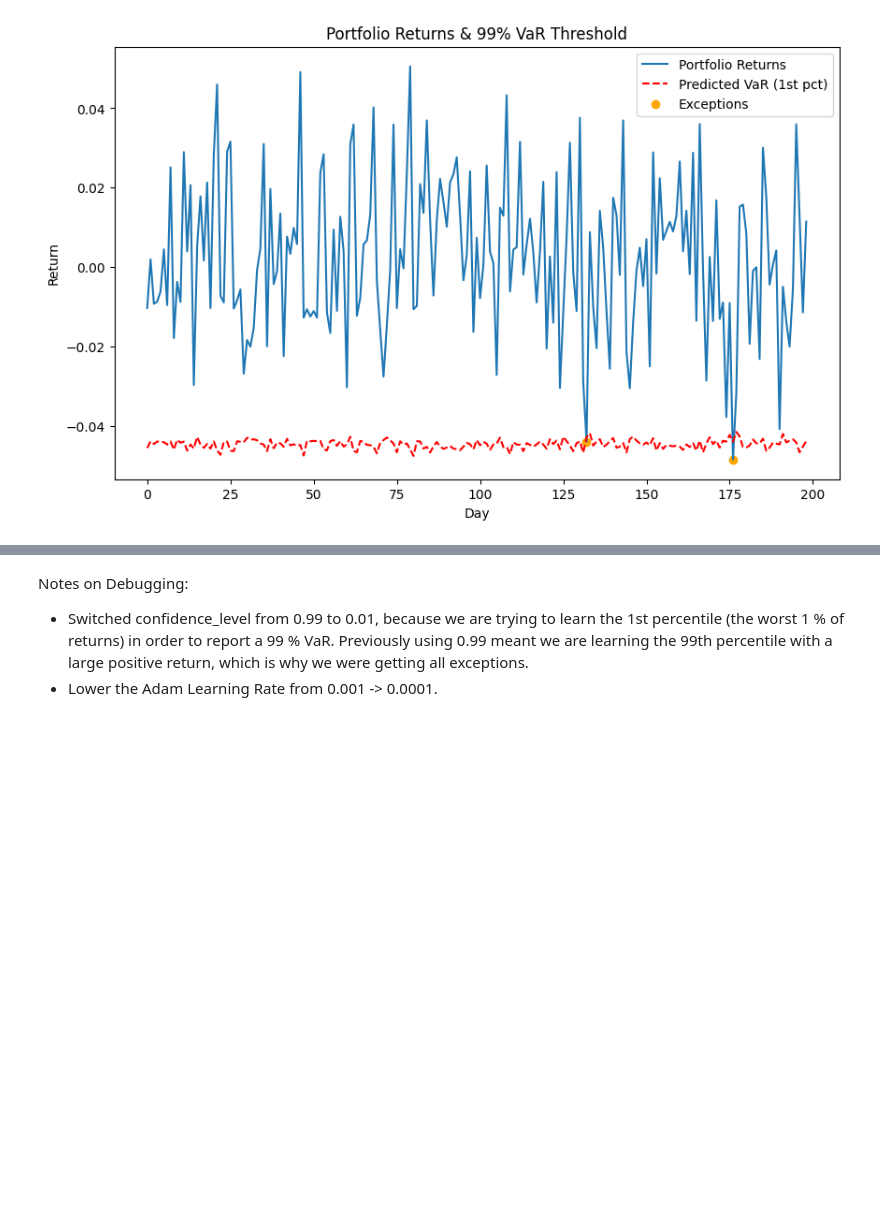
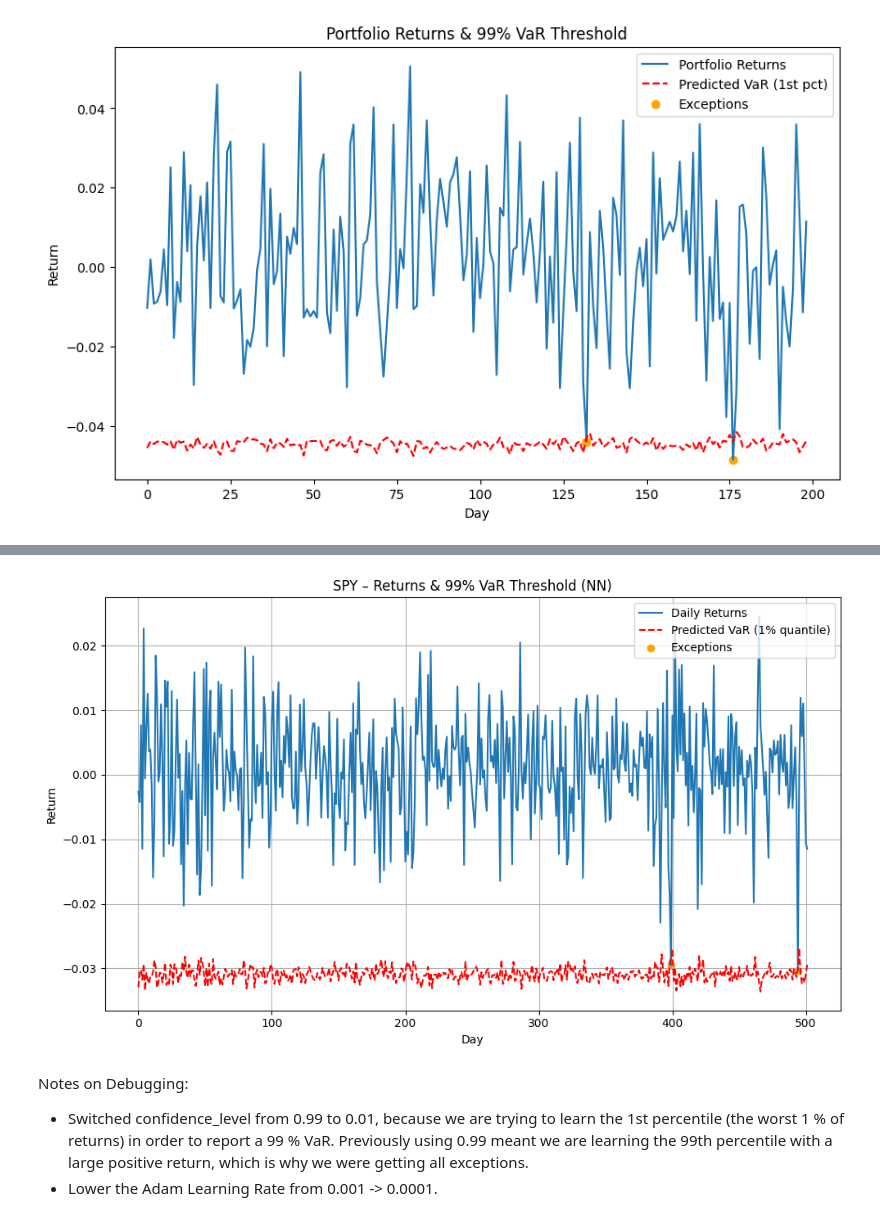
Before and after one commit to KadenC2026/2024-2025-Summer-Research, a Jupyter notebook: NeuralNetworkVaR.ipynb, the cells around one changed output, grey strips where cells are left out. Saved outputs shown, nothing was run; the diff lists cells and outputs as text; code cells hidden in the pictures; blank space fills up the shorter version.

```diff
--- a/NeuralNetworkVaR.ipynb
+++ b/NeuralNetworkVaR.ipynb
@@ -119,3 +109,100 @@ Epoch 49/50, Loss: 0.000503
 Epoch 50/50, Loss: 0.000503
 Number of Exceptions: 2
 [figure]
+# %%
+import yfinance as yf
+import torch
+import torch.nn as nn
+import torch.optim as optim
+import numpy as np
+import matplotlib.pyplot as plt
+ticker = "SPY"
+start_date = "2015-01-01"
+end_date   = "2024-12-31"
+
+print(f"Downloading {ticker} data...")
+data = yf.download(ticker, start=start_date, end=end_date)
+
+if data.empty:
+    raise ValueError("No data returned. Check ticker/date range.")
+
+# use Adj Close if available
+price_series = data['Adj Close'] if 'Adj Close' in data.columns else data['Close']
+
+# compute daily log returns
+returns = np.log(price_series / price_series.shift(1)).dropna().values
+print(f"Total daily returns: {len(returns)}")
+
+# train/test split
+train_size = int(0.8 * len(returns))
+train_returns = returns[:train_size]
+test_returns  = returns[train_size:]
+
+# single-lag feature
+X_train = torch.tensor(train_returns[:-1], dtype=torch.float32).unsqueeze(1)
+y_train = torch.tensor(train_returns[1:],  dtype=torch.float32).unsqueeze(1)
+X_test  = torch.tensor(test_returns[:-1],  dtype=torch.float32).unsqueeze(1)
+y_test  = torch.tensor(test_returns[1:],   dtype=torch.float32).unsqueeze(1)
+
+
+class QuantileNN(nn.Module):
+    def __init__(self):
+        super().__init__()
+        self.fc1  = nn.Linear(1, 64)
+        self.fc2  = nn.Linear(64, 32)
+        self.fc3  = nn.Linear(32, 1)
+        self.relu = nn.ReLU()
+
+    def forward(self, x):
+        x = self.relu(self.fc1(x))
+        x = self.relu(self.fc2(x))
+        return self.fc3(x)
+
+def quantile_loss(y_pred, y_true, quantile):
+    error = y_true - y_pred
+    return torch.mean(torch.max(quantile * error, (quantile - 1) * error))
+
+# quantile for 1% tail (99% VaR)
+tau = 0.01
+
+model = QuantileNN()
+
+optimizer = optim.Adam(model.parameters(), lr=0.0001)
+
+
+epochs = 50
+for ep in range(1, epochs+1):
+    model.train()
+    optimizer.zero_grad()
+    y_pred = model(X_train)
+    loss   = quantile_loss(y_pred, y_train, tau)
+    loss.backward()
+    optimizer.step()
+    if ep % 5 == 0:
+        print(f"Epoch {ep:2d}/{epochs}, Loss: {loss.item():.6f}")
+
+
+model.eval()
+with torch.no_grad():
+    var_pred = model(X_test).squeeze()
+
+exceptions = (y_test.squeeze() < var_pred)
+print("Number of Exceptions:", exceptions.sum().item(), "out of", len(y_test))
+
+
+plt.figure(figsize=(10,6))
+plt.plot(y_test.squeeze().numpy(), label="Daily Returns")
+plt.plot(var_pred.numpy(), '--r', label="Predicted VaR (1% quantile)")
+plt.scatter(
+    np.where(exceptions.numpy())[0],
+    y_test.squeeze().numpy()[exceptions.numpy()],
+    c='orange', label="Exceptions"
+)
+plt.xlabel("Day")
+plt.ylabel("Return")
+plt.title(f"{ticker} – Returns & 99% VaR Threshold (NN)")
+plt.legend()
+plt.grid(True)
+plt.tight_layout()
+plt.show()
+# %% [output]
@@ -122,3 +223,4 @@ Number of Exceptions: 2
+[figure, added]
 # %% [markdown]
 Notes on Debugging:
 - Switched confidence_level from 0.99 to 0.01, because we are trying to learn the 1st percentile (the worst 1 % of returns) in order to report a 99 % VaR. Previously using 0.99 meant we are learning the 99th percentile with a large positive return, which is why we were getting all exceptions.
```
Also changed, not shown: parts of 2 cells of this notebook.
